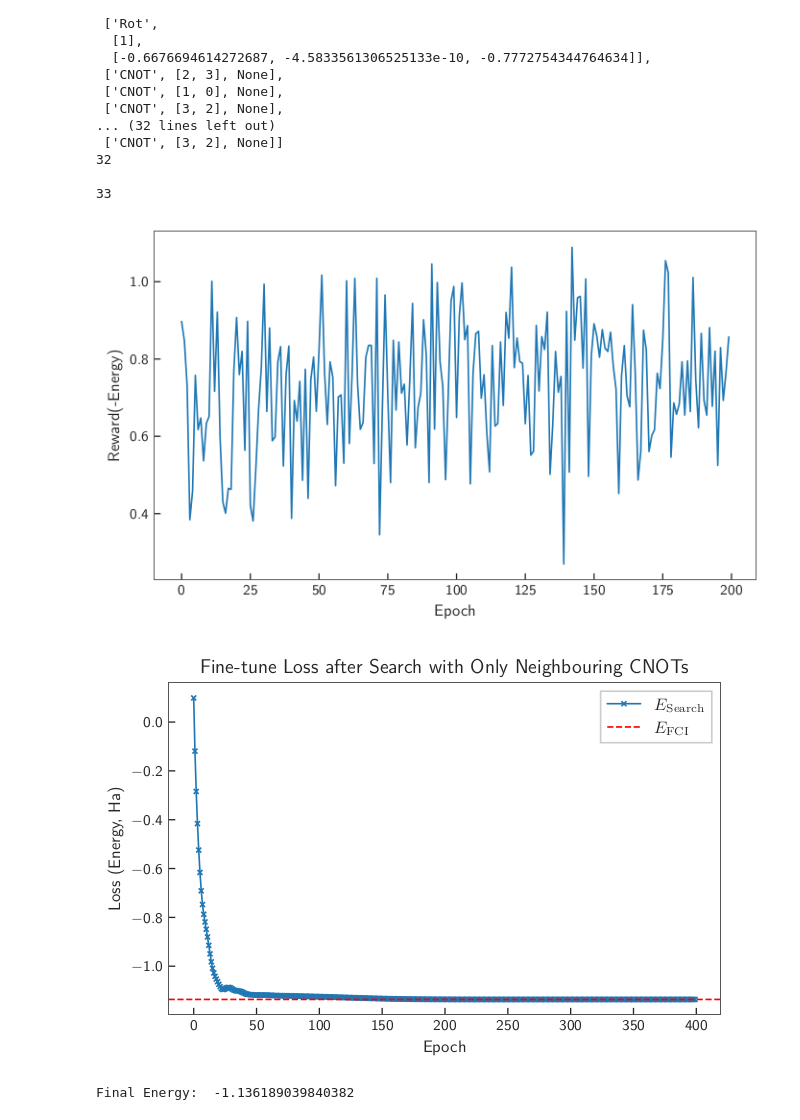
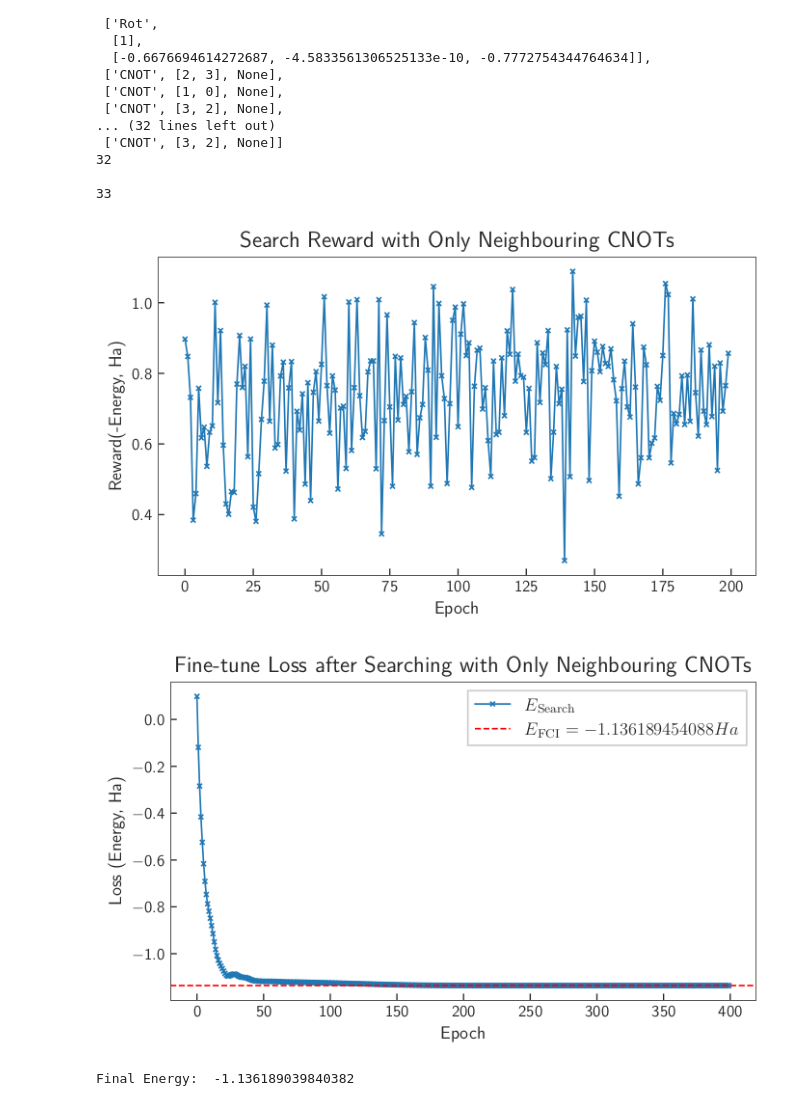
Before and after one commit to peiyong-addwater/QAS, a Jupyter notebook: result_analysis_H2.ipynb, the cells around one changed output. Saved outputs shown, nothing was run; the diff lists cells and outputs as text; code cells hidden in the pictures.

```diff
--- a/result_analysis_H2.ipynb
+++ b/result_analysis_H2.ipynb
@@ -251,23 +251,24 @@ print()
 #print(neigh_cnots_fine_tune_loss)
 # %%
 fig = plot_setup()
-plt.plot(list(range(len(nei_cnots_search_rewards))), nei_cnots_search_rewards)
+plt.plot(list(range(len(nei_cnots_search_rewards))), nei_cnots_search_rewards,marker = 'x')
 plt.xlabel('Epoch')
-plt.ylabel('Reward(-Energy)')
+plt.ylabel('Reward(-Energy, Ha)')
+plt.title("Search Reward with Only Neighbouring CNOTs")
 plt.tight_layout()
 # %% [output]
-[figure, old version]
+[figure, new version]
 # %%
 fig = plot_setup()
 plt.plot(list(range(len(neigh_cnots_fine_tune_loss))), neigh_cnots_fine_tune_loss,label = r"$E_\mathrm{Search}$",linestyle = '-',marker = 'x')
-plt.axhline(y = Min_Energy, color = 'r', linestyle = '--',label = r"$E_\mathrm{FCI}$")
-plt.title("Fine-tune Loss after Search with Only Neighbouring CNOTs")
+plt.axhline(y = Min_Energy, color = 'r', linestyle = '--',label = r"$E_\mathrm{FCI}=-1.136189454088 Ha$")
+plt.title("Fine-tune Loss after Searching with Only Neighbouring CNOTs")
 plt.xlabel('Epoch')
 plt.ylabel('Loss (Energy, Ha)')
 plt.legend()
-plt.show()
+plt.tight_layout()
 # %% [output]
-[figure, old version]
+[figure, new version]
 # %%
 print("Final Energy: ", neigh_cnots_fine_tune_loss[-1])
 # %% [output]
```
Also changed, not shown: parts of 5 cells of this notebook, 4 other files.
